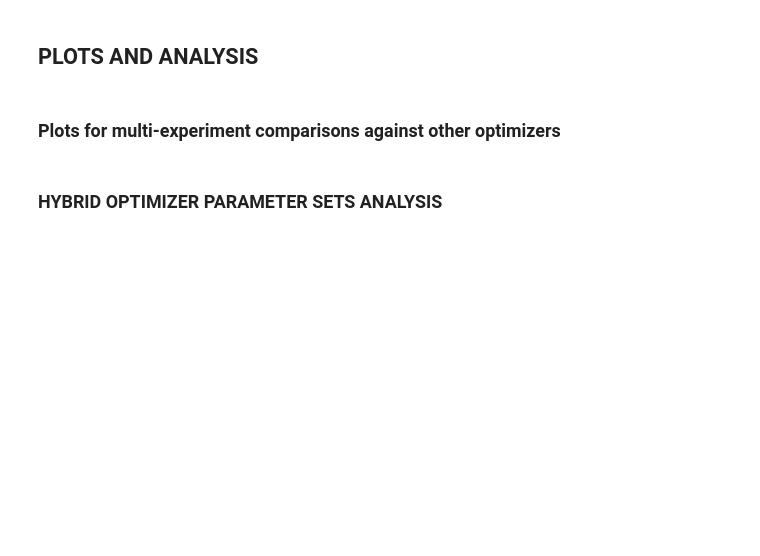
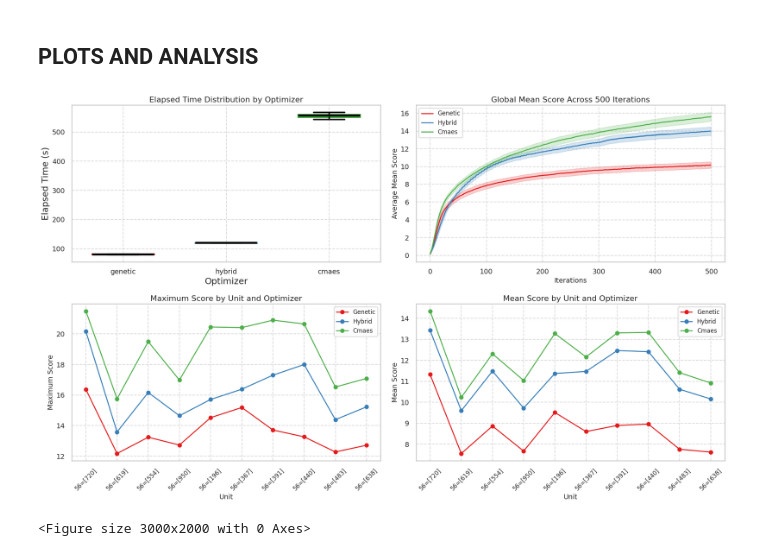
Before and after one commit to Giaco-am/PSO-Gen-XDREAM-main, a Jupyter notebook: demo.ipynb, the cells around one changed output. Saved outputs shown, nothing was run; the diff lists cells and outputs as text; code cells hidden in the pictures; blank space fills up the shorter version.

```diff
--- a/demo.ipynb
+++ b/demo.ipynb
@@ -229,12 +265,14 @@ elapsed_times_dict = {
     opt: [average_time(u, opt) for u in units] for opt in optimizers
 }
 
+# Global means (and SEM) across iterations
 means_and_sems = {
     opt: global_mean(opt) for opt in optimizers
 }
 
 iterations = np.arange(0, 500, 1)
 
+# Per-unit maximum and mean
 max_scores_dict = {
     opt: [ np.max(data['optim_scores'][u][opt]['best']) for u in units ]
     for opt in optimizers
@@ -244,21 +282,10 @@ mean_scores_dict = {
     for opt in optimizers
 }
 
+# Final best score for each unit and each optimizer
 final_best_scores = {
     opt: [best_final_score(u, opt) for u in units] for opt in optimizers
 }
-
-
-score_time_ratios = {
-    opt: [ score_time_ratio(u, opt) for u in units ] for opt in optimizers
-}
-
-mean_score_time_ratios = {
-    opt: [mean_scores_dict[opt][i] / elapsed_times_dict[opt][i] for i in range(len(units))]
-    for opt in optimizers
-}
-# %% [markdown]
-### Plots for multi-experiment comparisons against other optimizers
 # %%
 import numpy as np
 import matplotlib.pyplot as plt
@@ -268,7 +295,6 @@ import seaborn as sns
 sns.set_context("talk", font_scale=1.0)
 
 colors = sns.color_palette("Set1", n_colors=len(optimizers))  # expecting optimizers = ['genetic', 'hybrid', 'cmaes']
-
 
 fig1, axs1 = plt.subplots(2, 2, figsize=(20, 12))
 plt.subplots_adjust(hspace=0.4, wspace=0.4)
@@ -304,63 +330,33 @@ ax.grid(True, linestyle='--', alpha=0.7)
 
 ax = axs1[1, 0]
 for opt, color in zip(optimizers, colors):
     ax.plot(units, max_scores_dict[opt], label=opt.capitalize(), color=color, marker='o', markersize=8, linewidth=2)
 
 ax.set_xlabel('Unit', fontsize=14)
 ax.set_ylabel('Maximum Score', fontsize=14)
 ax.set_title('Maximum Score by Unit and Optimizer', fontsize=16)
 ax.legend(fontsize=12)
 ax.tick_params(axis='x', rotation=45, labelsize=12)
 ax.tick_params(axis='y', labelsize=14)
 ax.grid(True, linestyle='--', alpha=0.7)
 
 ax = axs1[1, 1]
 for opt, color in zip(optimizers, colors):
     ax.plot(units, mean_scores_dict[opt], label=opt.capitalize(), color=color, marker='o', markersize=8, linewidth=2)
 
 ax.set_xlabel('Unit', fontsize=14)
 ax.set_ylabel('Mean Score', fontsize=14)
 ax.set_title('Mean Score by Unit and Optimizer', fontsize=16)
 ax.legend(fontsize=12)
 ax.tick_params(axis='x', rotation=45, labelsize=12)
 ax.tick_params(axis='y', labelsize=14)
 ax.grid(True, linestyle='--', alpha=0.7)
 
 plt.tight_layout()
 plt.show()
 
-
-fig2, axs2 = plt.subplots(1, 2, figsize=(20, 8))
-plt.subplots_adjust(wspace=0.3)
-
-x = np.arange(len(units))
-width = 0.25
-
-ax = axs2[0]
-for i, (opt, color) in enumerate(zip(optimizers, colors)):
-    ax.bar(x + (i - 1) * width, final_best_scores[opt], width,
-           label=opt.capitalize(), color=color, alpha=0.9)
-
-ax.set_xticks(x)
-ax.set_xticklabels(units, rotation=45, fontsize=12)
-ax.set_ylabel('Final Best Score', fontsize=14)
-ax.set_title('Final Best Scores by Unit', fontsize=16)
-ax.legend(fontsize=12)
-ax.grid(True, axis='y', linestyle='--', alpha=0.7)
-
-ax = axs2[1]
-for i, (opt, color) in enumerate(zip(optimizers, colors)):
-    ax.bar(x + (i - 1) * width, score_time_ratios[opt], width,
-           label=opt.capitalize(), color=color, alpha=0.9)
-
-ax.set_xticks(x)
-ax.set_xticklabels(units, rotation=45, fontsize=12)
-ax.set_ylabel('Final Score / Avg Time', fontsize=14)
-ax.set_title('Score-per-Second Ratio by Unit', fontsize=16)
-ax.legend(fontsize=12)
-ax.grid(True, axis='y', linestyle='--', alpha=0.7)
-
 plt.tight_layout()
 plt.show()
+# %% [output]
+[figure, added]
+<Figure size 3000x2000 with 0 Axes>
-# %% [markdown]
-### HYBRID OPTIMIZER PARAMETER SETS ANALYSIS
```
Also changed, not shown: parts of 6 cells of this notebook.
